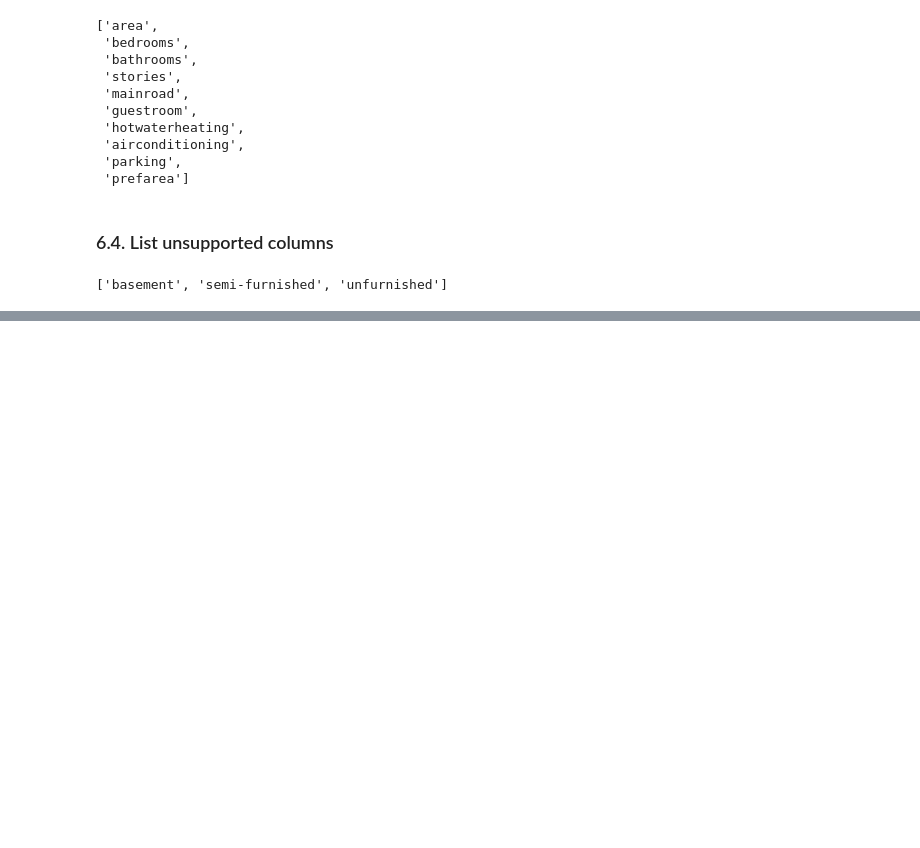
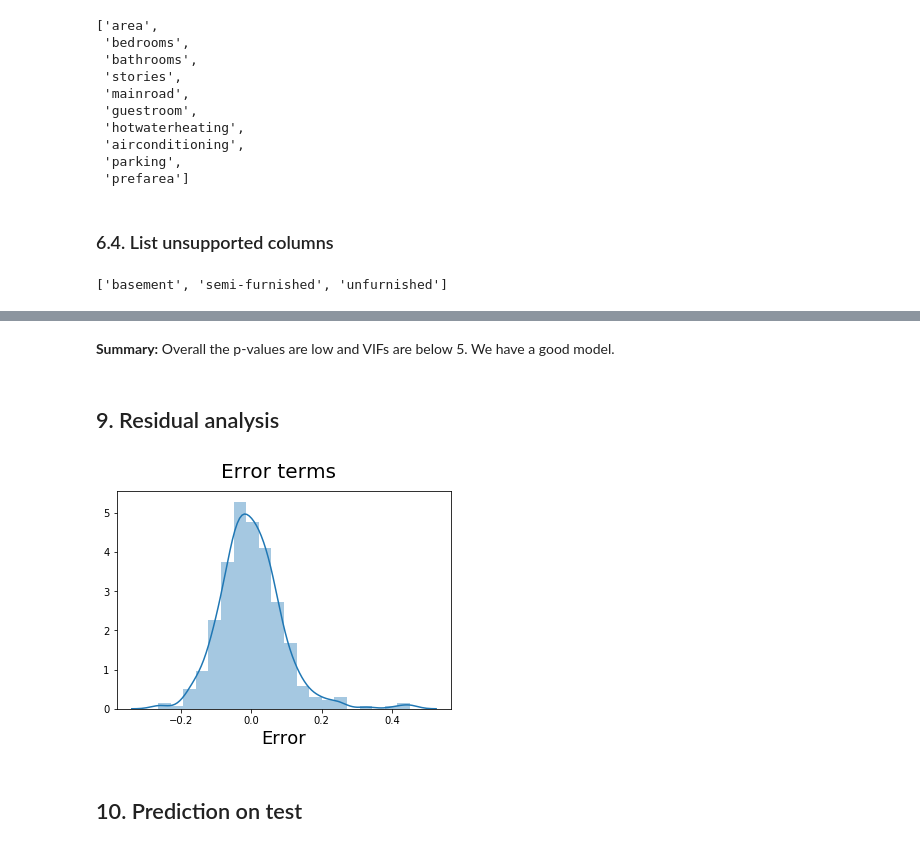
Before and after one commit to raditz2488/AIML, a Jupyter notebook: MultipleLinearRegression/HousePricePrediction/HousePricePredictionRFE.ipynb, the cells around one changed output, grey strips where cells are left out. Cells and saved outputs as stored; diff of their text form; code cells hidden in the pictures; blank space fills up the shorter version.

```diff
--- a/MultipleLinearRegression/HousePricePrediction/HousePricePredictionRFE.ipynb
+++ b/MultipleLinearRegression/HousePricePrediction/HousePricePredictionRFE.ipynb
@@ -286,0 +296,2 @@ list(unsupported_columns)
+# %%
+X_train_rfe_sm = sm.add_constant(X_train_rfe)
@@ -286,0 +348,2 @@ list(unsupported_columns)
+# %%
+X_train_rfe_sm = X_train_rfe_sm.drop('bedrooms', axis=1)
@@ -286,0 +352,5 @@ list(unsupported_columns)
+# %%
+ols = sm.OLS(y_train, X_train_rfe_sm)
+reg_results_wrapper = ols.fit()
+coeffs = reg_results_wrapper.params
+coeffs
@@ -286,0 +415,16 @@ list(unsupported_columns)
+# %% [markdown]
+<b>Summary:</b> Overall the p-values are low and VIFs are below 5. We have a good model.
+# %% [markdown]
+## 9. Residual analysis
+# %%
+y_train_pred = reg_results_wrapper.predict(X_train_rfe_sm)
+# %%
+fig = plt.figure()
+sns.distplot(y_train - y_train_pred, bins=20)
+fig.suptitle('Error terms', fontsize=20)
+plt.xlabel('Error', fontsize=18)
+plt.show()
+# %% [output]
+[figure, added]
+# %% [markdown]
+## 10. Prediction on test
```
Also changed, not shown: parts of 27 cells of this notebook.
